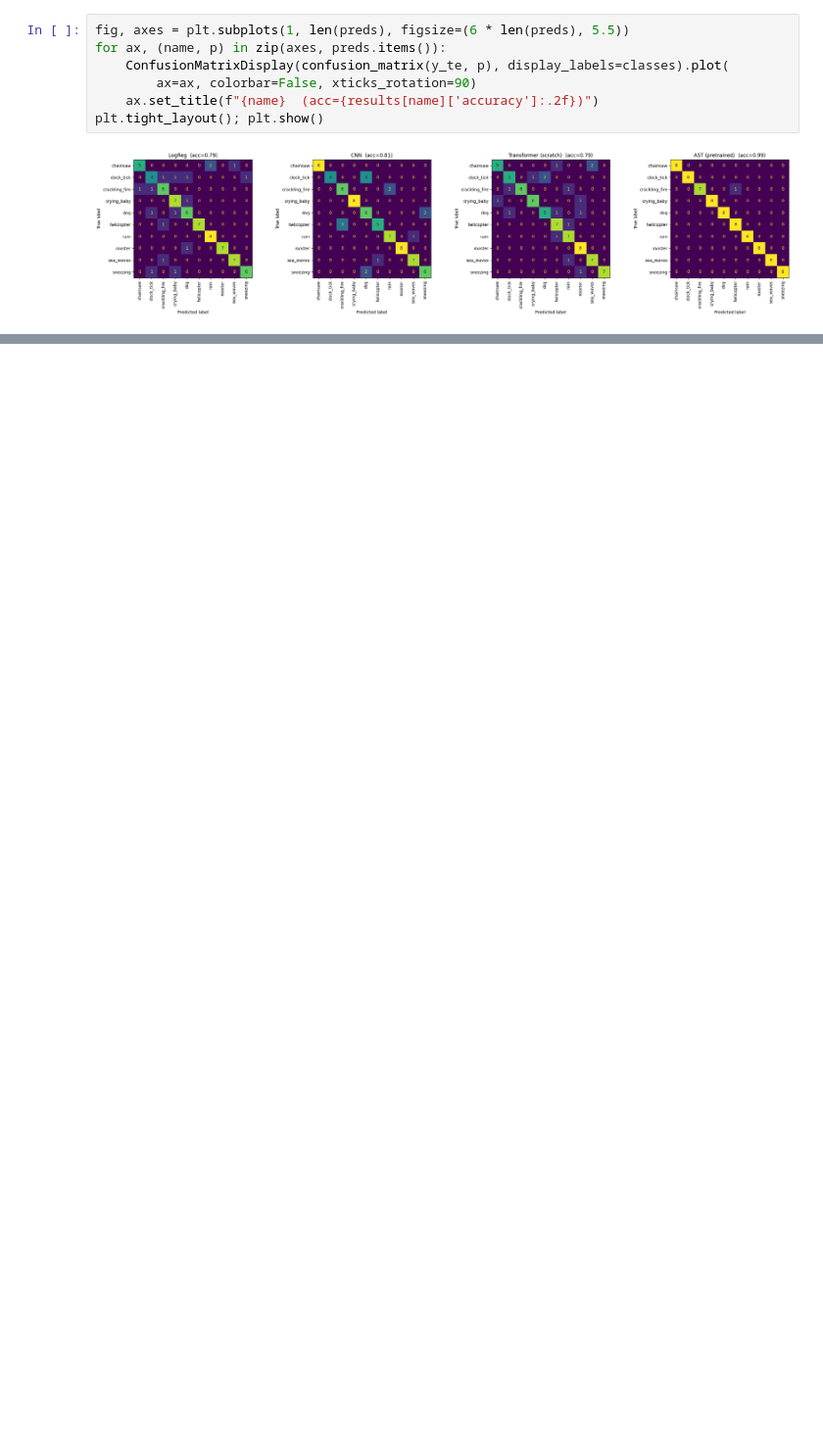
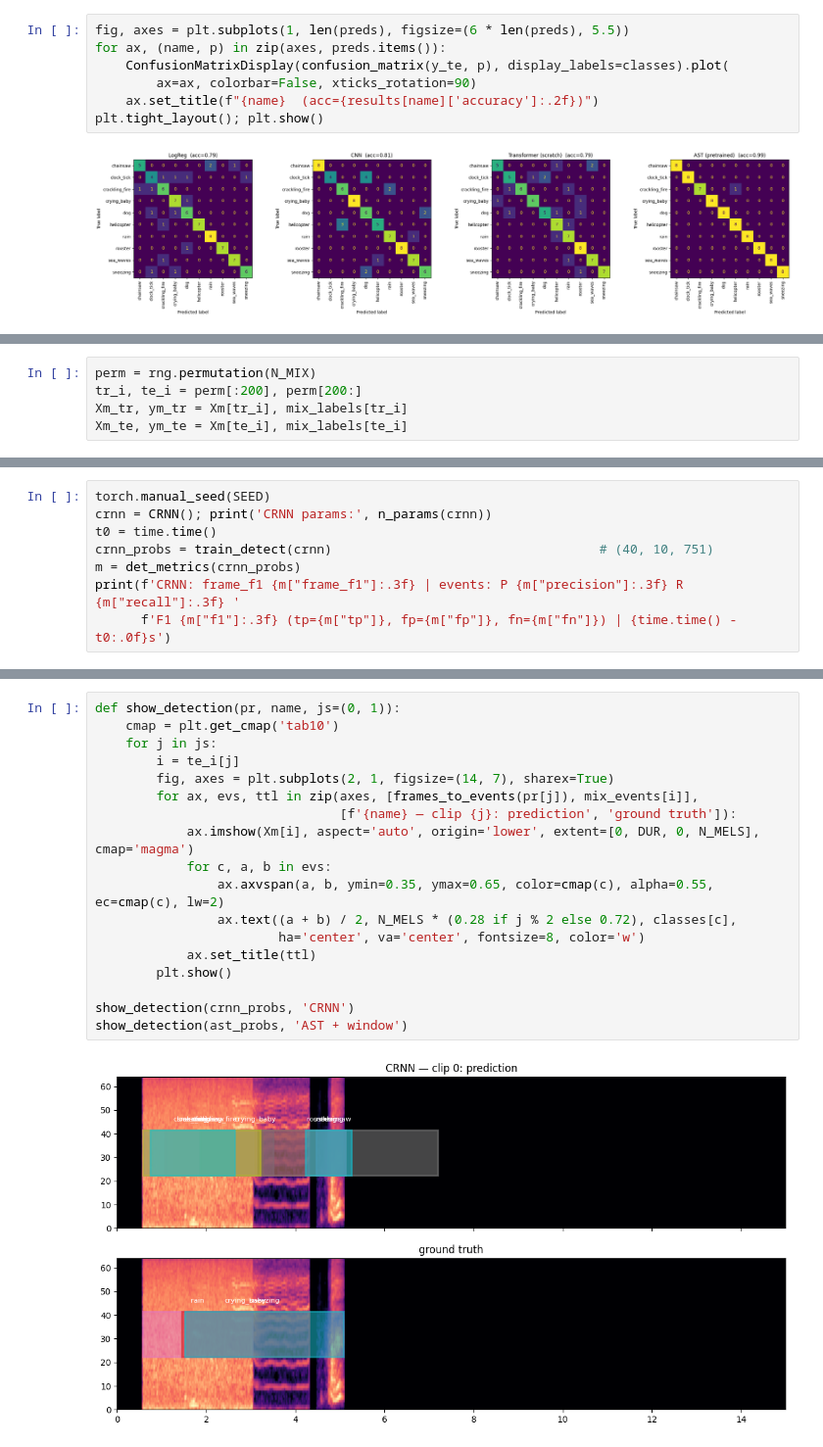
Before and after one commit to Saveliy1501/DS-homeworks, a Jupyter notebook: homeworks/sound.ipynb, the cells around one changed output, grey strips where cells are left out. Shown at 98% size. Drawn from its saved outputs; the diff is of its cells as text; blank space fills up the shorter version.

```diff
--- a/homeworks/sound.ipynb
+++ b/homeworks/sound.ipynb
@@ -253,0 +333,5 @@ plt.tight_layout(); plt.show()
+# %%
+perm = rng.permutation(N_MIX)
+tr_i, te_i = perm[:200], perm[200:]
+Xm_tr, ym_tr = Xm[tr_i], mix_labels[tr_i]
+Xm_te, ym_te = Xm[te_i], mix_labels[te_i]
@@ -253,0 +426,8 @@ plt.tight_layout(); plt.show()
+# %%
+torch.manual_seed(SEED)
+crnn = CRNN(); print('CRNN params:', n_params(crnn))
+t0 = time.time()
+crnn_probs = train_detect(crnn)                                   # (40, 10, 751)
+m = det_metrics(crnn_probs)
+print(f'CRNN: frame_f1 {m["frame_f1"]:.3f} | events: P {m["precision"]:.3f} R {m["recall"]:.3f} '
+      f'F1 {m["f1"]:.3f} (tp={m["tp"]}, fp={m["fp"]}, fn={m["fn"]}) | {time.time() - t0:.0f}s')
@@ -253,0 +530,20 @@ plt.tight_layout(); plt.show()
+# %%
+def show_detection(pr, name, js=(0, 1)):
+    cmap = plt.get_cmap('tab10')
+    for j in js:
+        i = te_i[j]
+        fig, axes = plt.subplots(2, 1, figsize=(14, 7), sharex=True)
+        for ax, evs, ttl in zip(axes, [frames_to_events(pr[j]), mix_events[i]],
+                                [f'{name} — clip {j}: prediction', 'ground truth']):
+            ax.imshow(Xm[i], aspect='auto', origin='lower', extent=[0, DUR, 0, N_MELS], cmap='magma')
+            for c, a, b in evs:
+                ax.axvspan(a, b, ymin=0.35, ymax=0.65, color=cmap(c), alpha=0.55, ec=cmap(c), lw=2)
+                ax.text((a + b) / 2, N_MELS * (0.28 if j % 2 else 0.72), classes[c],
+                        ha='center', va='center', fontsize=8, color='w')
+            ax.set_title(ttl)
+        plt.show()
+
+show_detection(crnn_probs, 'CRNN')
+show_detection(ast_probs, 'AST + window')
+# %% [output]
+[figure, added]
```
Also changed, not shown: parts of 19 cells of this notebook, 1 other file.
